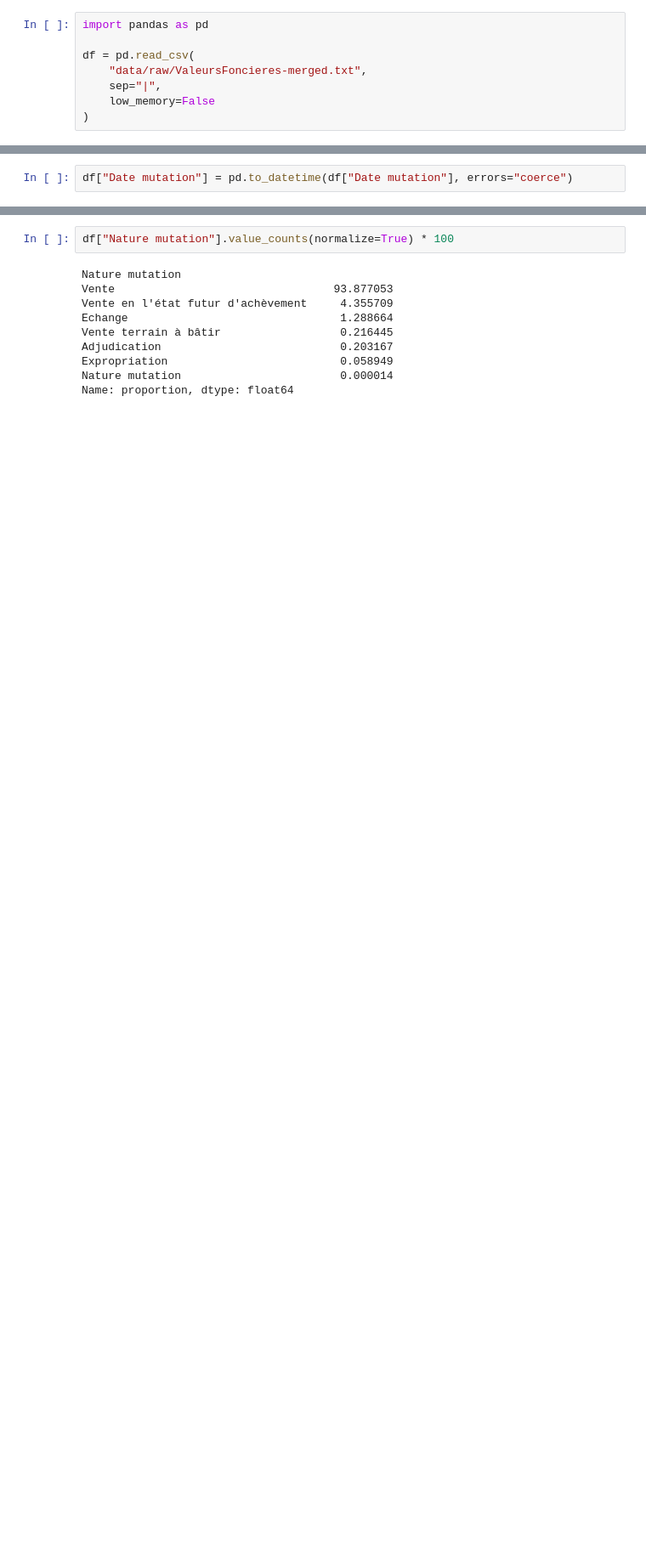
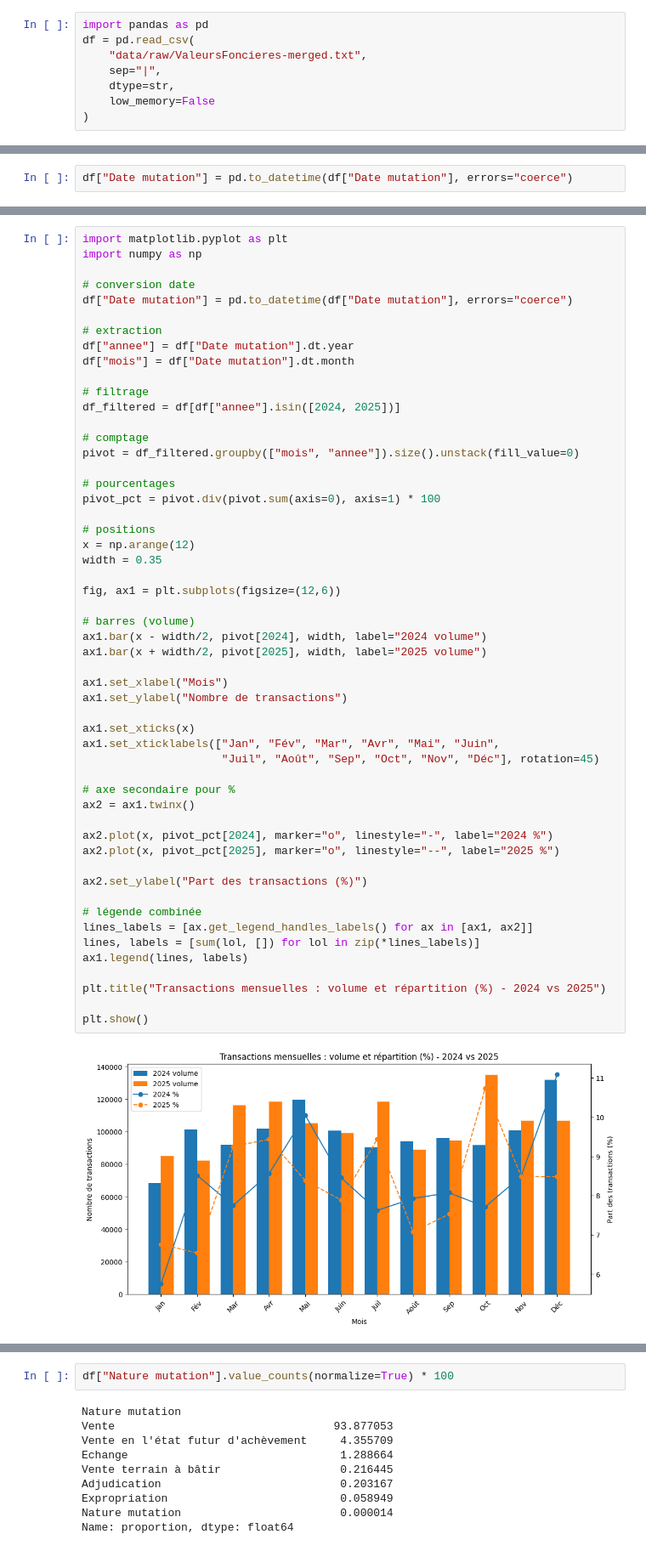
Before and after one commit to DataScientest-Studio/mars26_bds_immo, a Jupyter notebook: notebooks/Carine_Robles/Analyse_C.ipynb, the cells around one changed output, grey strips where cells are left out. Shown at 85% size. Saved outputs shown, nothing was run; the diff lists cells and outputs as text; blank space fills up the shorter version.

```diff
--- a/notebooks/Carine_Robles/Analyse_C.ipynb
+++ b/notebooks/Carine_Robles/Analyse_C.ipynb
@@ -43,10 +43,10 @@ Fusion terminée ✔️ fichier créé : data/raw/ValeursFoncieres-merged.txt
 # 2. Chargement des données
 # %%
 import pandas as pd
-
 df = pd.read_csv(
     "data/raw/ValeursFoncieres-merged.txt",
     sep="|",
+    dtype=str,
     low_memory=False
 )
 # %% [markdown]
@@ -320,3 +376,58 @@ df["Date mutation"] = pd.to_datetime(df["Date mutation"], errors="coerce")
+# %%
+import matplotlib.pyplot as plt
+import numpy as np
+
+# conversion date
+df["Date mutation"] = pd.to_datetime(df["Date mutation"], errors="coerce")
+
+# extraction
+df["annee"] = df["Date mutation"].dt.year
+df["mois"] = df["Date mutation"].dt.month
+
+# filtrage
+df_filtered = df[df["annee"].isin([2024, 2025])]
+
+# comptage
+pivot = df_filtered.groupby(["mois", "annee"]).size().unstack(fill_value=0)
+
+# pourcentages
+pivot_pct = pivot.div(pivot.sum(axis=0), axis=1) * 100
+
+# positions
+x = np.arange(12)
+width = 0.35
+
+fig, ax1 = plt.subplots(figsize=(12,6))
+
+# barres (volume)
+ax1.bar(x - width/2, pivot[2024], width, label="2024 volume")
+ax1.bar(x + width/2, pivot[2025], width, label="2025 volume")
+
+ax1.set_xlabel("Mois")
+ax1.set_ylabel("Nombre de transactions")
+
+ax1.set_xticks(x)
+ax1.set_xticklabels(["Jan", "Fév", "Mar", "Avr", "Mai", "Juin",
+                     "Juil", "Août", "Sep", "Oct", "Nov", "Déc"], rotation=45)
+
+# axe secondaire pour %
+ax2 = ax1.twinx()
+
+ax2.plot(x, pivot_pct[2024], marker="o", linestyle="-", label="2024 %")
+ax2.plot(x, pivot_pct[2025], marker="o", linestyle="--", label="2025 %")
+
+ax2.set_ylabel("Part des transactions (%)")
+
+# légende combinée
+lines_labels = [ax.get_legend_handles_labels() for ax in [ax1, ax2]]
+lines, labels = [sum(lol, []) for lol in zip(*lines_labels)]
+ax1.legend(lines, labels)
+
+plt.title("Transactions mensuelles : volume et répartition (%) - 2024 vs 2025")
+
+plt.show()
+# %% [output]
+[figure, added]
 # %% [markdown]
 ## Nature mutation
 Type de transaction (vente, succession, etc.)
```
Also changed, not shown: parts of 76 cells of this notebook.
